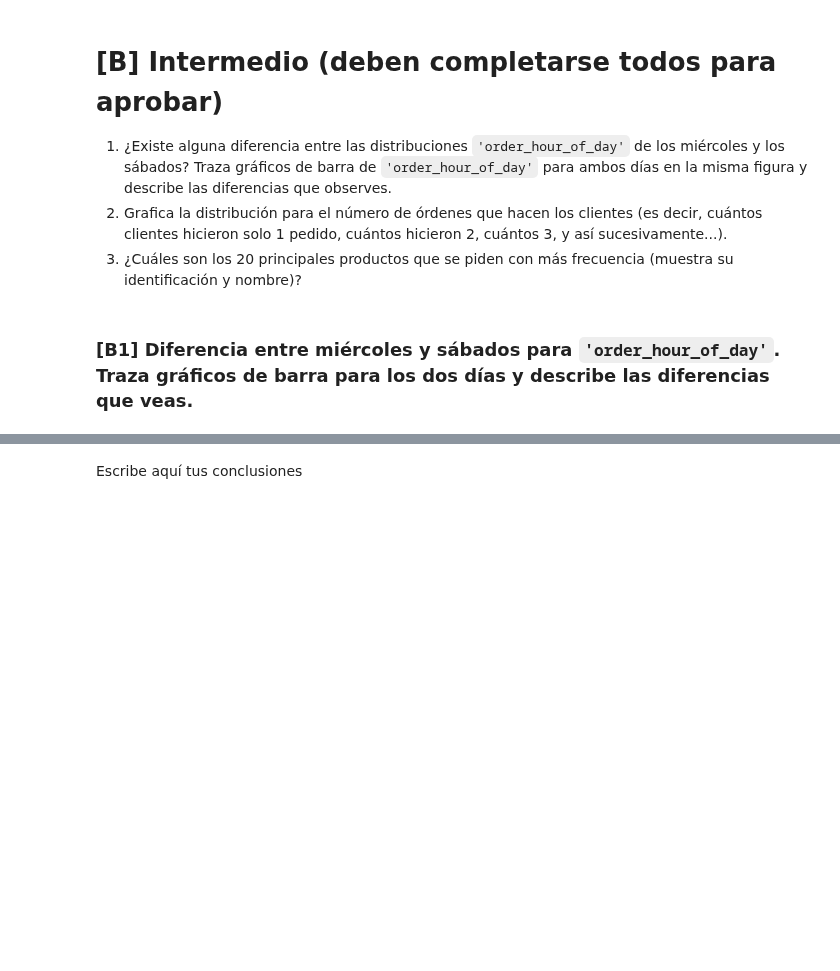
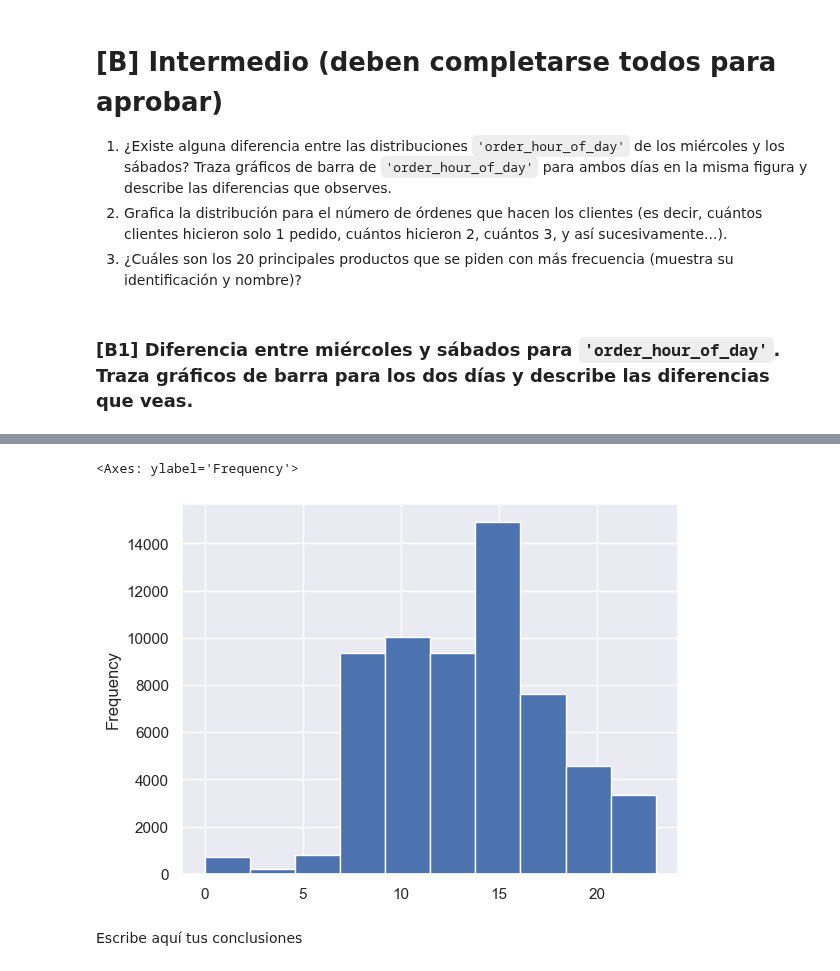
Before and after one commit to hukitan/tripleten, a Jupyter notebook: Proyectos_en_desarrollo/proyecto4/proyecto_4.ipynb, the cells around one changed output, grey strips where cells are left out. Cells and saved outputs as stored; diff of their text form; code cells hidden in the pictures; blank space fills up the shorter version.

```diff
--- a/Proyectos_en_desarrollo/proyecto4/proyecto_4.ipynb
+++ b/Proyectos_en_desarrollo/proyecto4/proyecto_4.ipynb
@@ -590,3 +590,7 @@ Escribe aquí tus conclusiones
 3. ¿Cuáles son los 20 principales productos que se piden con más frecuencia (muestra su identificación y nombre)?
 # %% [markdown]
 ### [B1] Diferencia entre miércoles y sábados para  `'order_hour_of_day'`. Traza gráficos de barra para los dos días y describe las diferencias que veas.
+# %%
+datitos = inst_order[(inst_order["order_dow"]== 3) | (inst_order["order_dow"]== 6)]
+
+datitos[datitos["order_dow"]==3]["order_hour_of_day"].value_counts()
@@ -593,3 +615,8 @@ Escribe aquí tus conclusiones
+# %%
+datitos[datitos["order_dow"] == 3]["order_hour_of_day"].plot(kind="hist")
+# %% [output]
+<Axes: ylabel='Frequency'>
+[figure, added]
 # %% [markdown]
 Escribe aquí tus conclusiones
 # %% [markdown]
```
Also changed, not shown: parts of 4 cells of this notebook.
